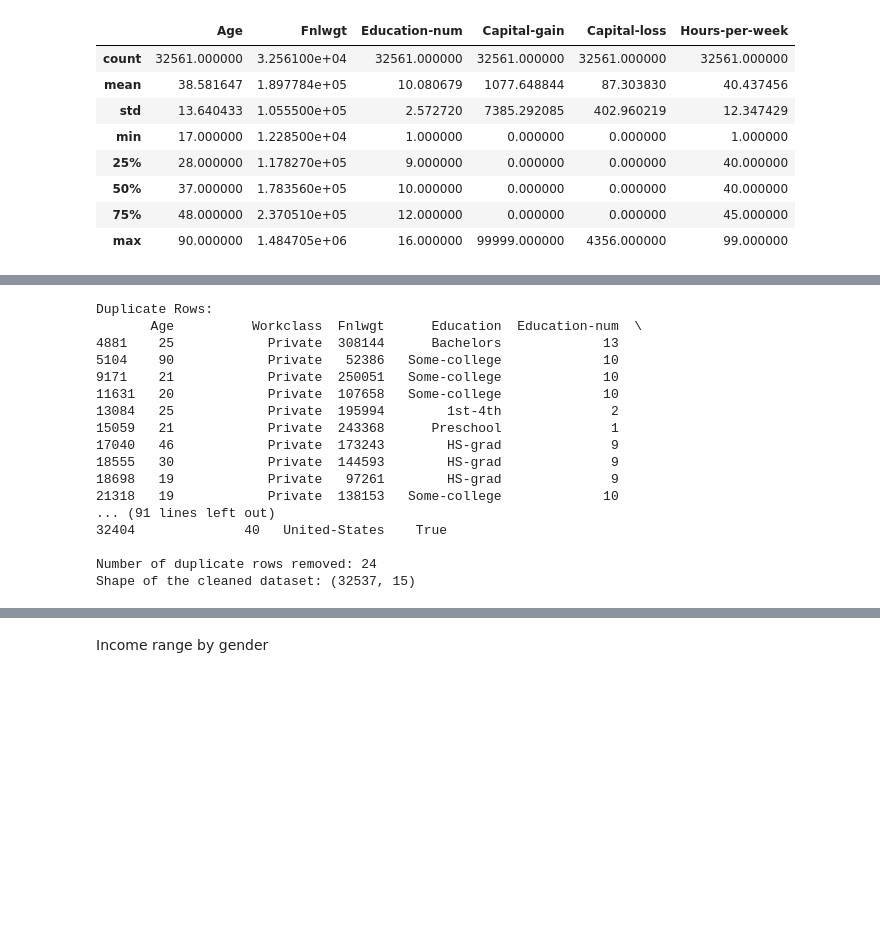
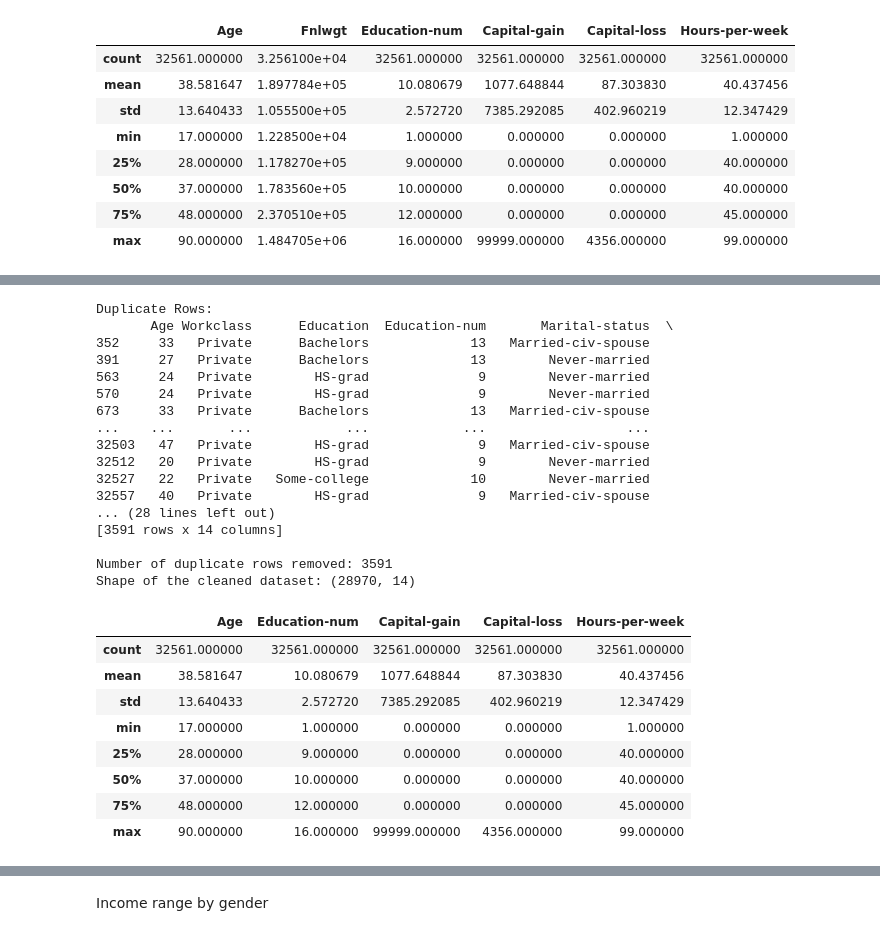
Before and after one commit to neriandria/MachineLearning, a Jupyter notebook: MachineLearning.ipynb, the cells around one changed output, grey strips where cells are left out. Saved outputs shown, nothing was run; the diff lists cells and outputs as text; code cells hidden in the pictures; blank space fills up the shorter version.

```diff
--- a/MachineLearning.ipynb
+++ b/MachineLearning.ipynb
@@ -63,6 +65,9 @@ df.describe()
 | 50% | 37.000000 | 1.783560e+05 | 10.000000 | 0.000000 | 0.000000 | 40.000000 |
 | 75% | 48.000000 | 2.370510e+05 | 12.000000 | 0.000000 | 0.000000 | 45.000000 |
 | max | 90.000000 | 1.484705e+06 | 16.000000 | 99999.000000 | 4356.000000 | 99.000000 |
+# %%
+# Removiing 'Fnlwgt' column from the dataset
+df.drop(columns=['Fnlwgt'], inplace=True)
 # %%
 #Find rows with "?" values in Adult dataset
 question_mark_rows = df[df.apply(lambda row: row.astype(str).str.contains('\?')).any(axis=1)]
@@ -188,19 +192,31 @@ print("\nNumber of duplicate rows removed:", sum(duplicate_rows))
 print("Shape of the cleaned dataset:", df_cleaned.shape)
 # %% [output]
 Duplicate Rows:
-       Age          Workclass  Fnlwgt      Education  Education-num  \
-4881    25            Private  308144      Bachelors             13
-5104    90            Private   52386   Some-college             10
-9171    21            Private  250051   Some-college             10
-11631   20            Private  107658   Some-college             10
-13084   25            Private  195994        1st-4th              2
-15059   21            Private  243368      Preschool              1
-17040   46            Private  173243        HS-grad              9
-18555   30            Private  144593        HS-grad              9
-18698   19            Private   97261        HS-grad              9
-21318   19            Private  138153   Some-college             10
-... (91 lines left out)
-32404              40   United-States    True
+       Age Workclass      Education  Education-num       Marital-status  \
+352     33   Private      Bachelors             13   Married-civ-spouse
+391     27   Private      Bachelors             13        Never-married
+563     24   Private        HS-grad              9        Never-married
+570     24   Private        HS-grad              9        Never-married
+673     33   Private      Bachelors             13   Married-civ-spouse
+...    ...       ...            ...            ...                  ...
+32503   47   Private        HS-grad              9   Married-civ-spouse
+32512   20   Private        HS-grad              9        Never-married
+32527   22   Private   Some-college             10        Never-married
+32557   40   Private        HS-grad              9   Married-civ-spouse
+... (28 lines left out)
+[3591 rows x 14 columns]
 
-Number of duplicate rows removed: 24
-Shape of the cleaned dataset: (32537, 15)
+Number of duplicate rows removed: 3591
+Shape of the cleaned dataset: (28970, 14)
+# %%
+df.describe()
+# %% [output]
+|  | Age | Education-num | Capital-gain | Capital-loss | Hours-per-week |
+| count | 32561.000000 | 32561.000000 | 32561.000000 | 32561.000000 | 32561.000000 |
+| mean | 38.581647 | 10.080679 | 1077.648844 | 87.303830 | 40.437456 |
+| std | 13.640433 | 2.572720 | 7385.292085 | 402.960219 | 12.347429 |
+| min | 17.000000 | 1.000000 | 0.000000 | 0.000000 | 1.000000 |
+| 25% | 28.000000 | 9.000000 | 0.000000 | 0.000000 | 40.000000 |
+| 50% | 37.000000 | 10.000000 | 0.000000 | 0.000000 | 40.000000 |
+| 75% | 48.000000 | 12.000000 | 0.000000 | 0.000000 | 45.000000 |
+| max | 90.000000 | 16.000000 | 99999.000000 | 4356.000000 | 99.000000 |
```
Also changed, not shown: parts of 13 cells of this notebook.
